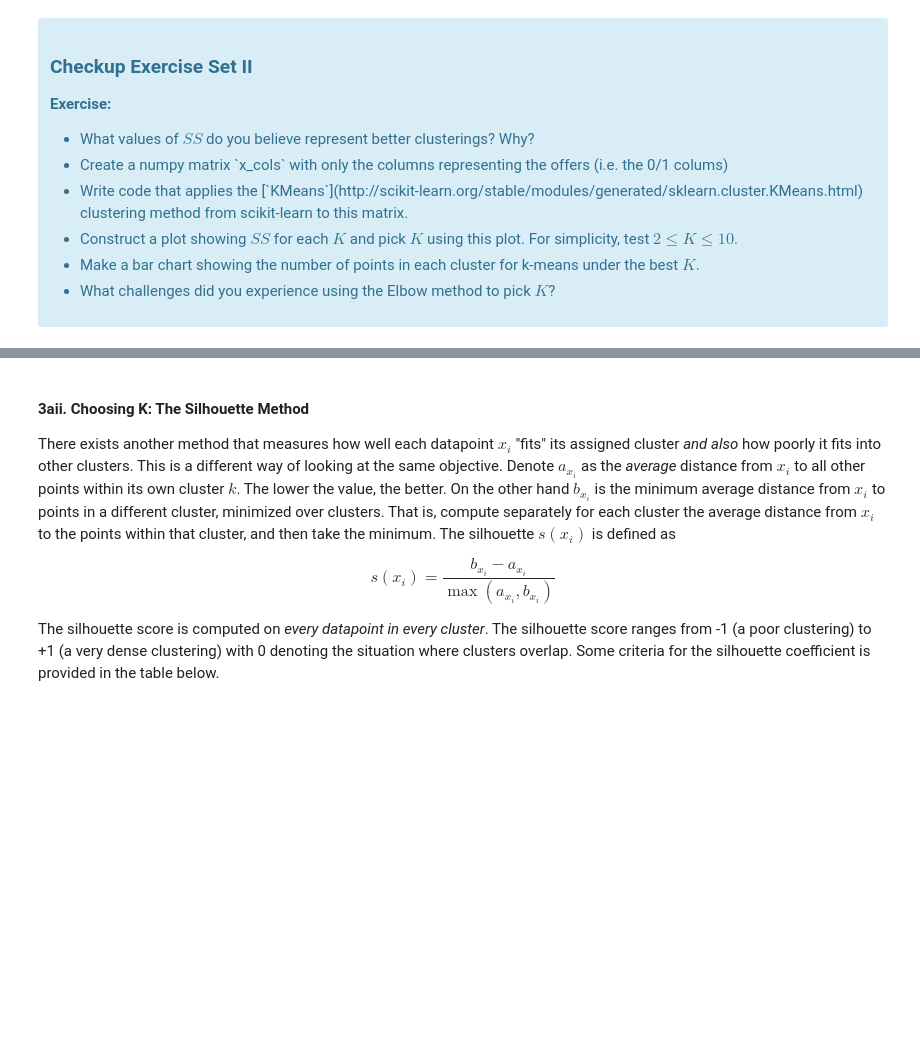
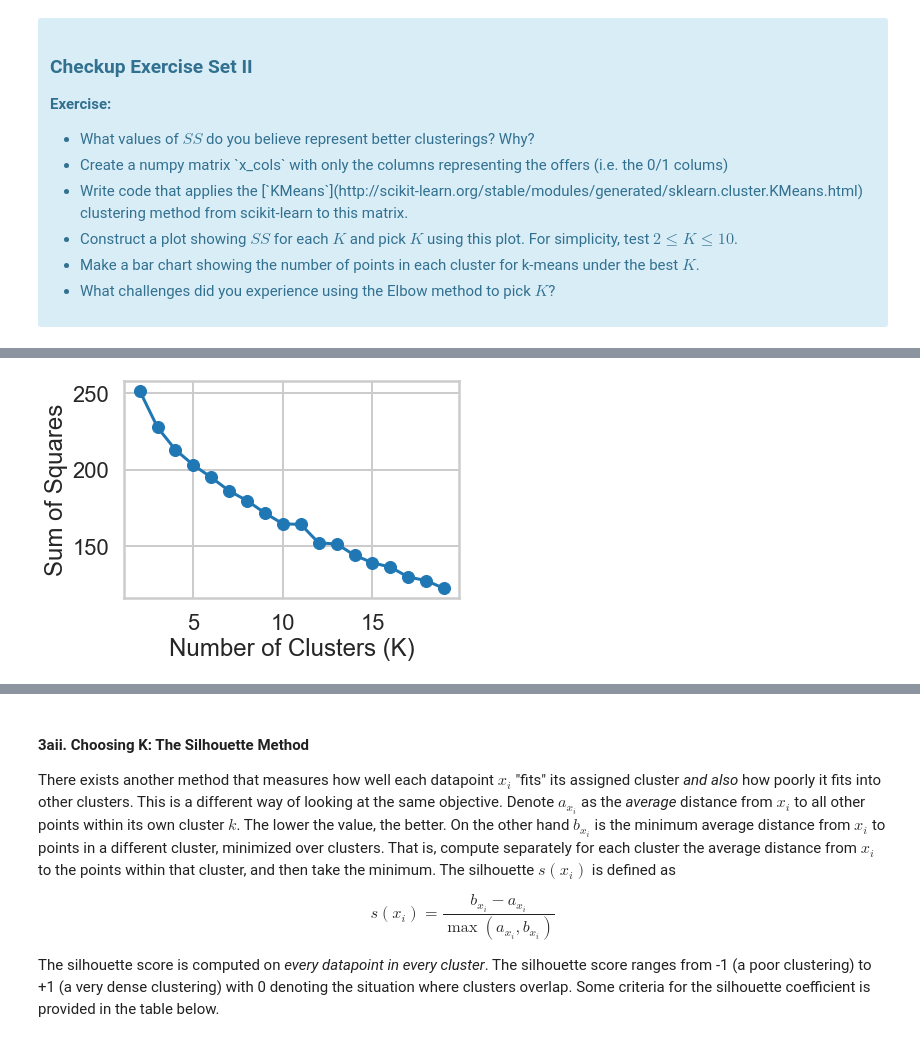
Before and after one commit to JasonCaldwellMBA/Clustering_Case_Study, a Jupyter notebook: Clustering Case Study - Customer Segmentation with K-Means - Tier 3.ipynb, the cells around one changed output, grey strips where cells are left out. Cells and saved outputs as stored; diff of their text form; code cells hidden in the pictures; blank space fills up the shorter version.

```diff
--- a/Clustering Case Study - Customer Segmentation with K-Means - Tier 3.ipynb
+++ b/Clustering Case Study - Customer Segmentation with K-Means - Tier 3.ipynb
@@ -159,0 +217,5 @@ where $x_i$ is a point, $C_k$ represents cluster $k$ and $\mu_k$ is the centroid
+# %%
+# A larger range doesn't really have a clear elbow either.
+assignments = range_of_clusters(2, 20)
+# %% [output]
+[figure, added]
```
Also changed, not shown: parts of 9 cells of this notebook.
